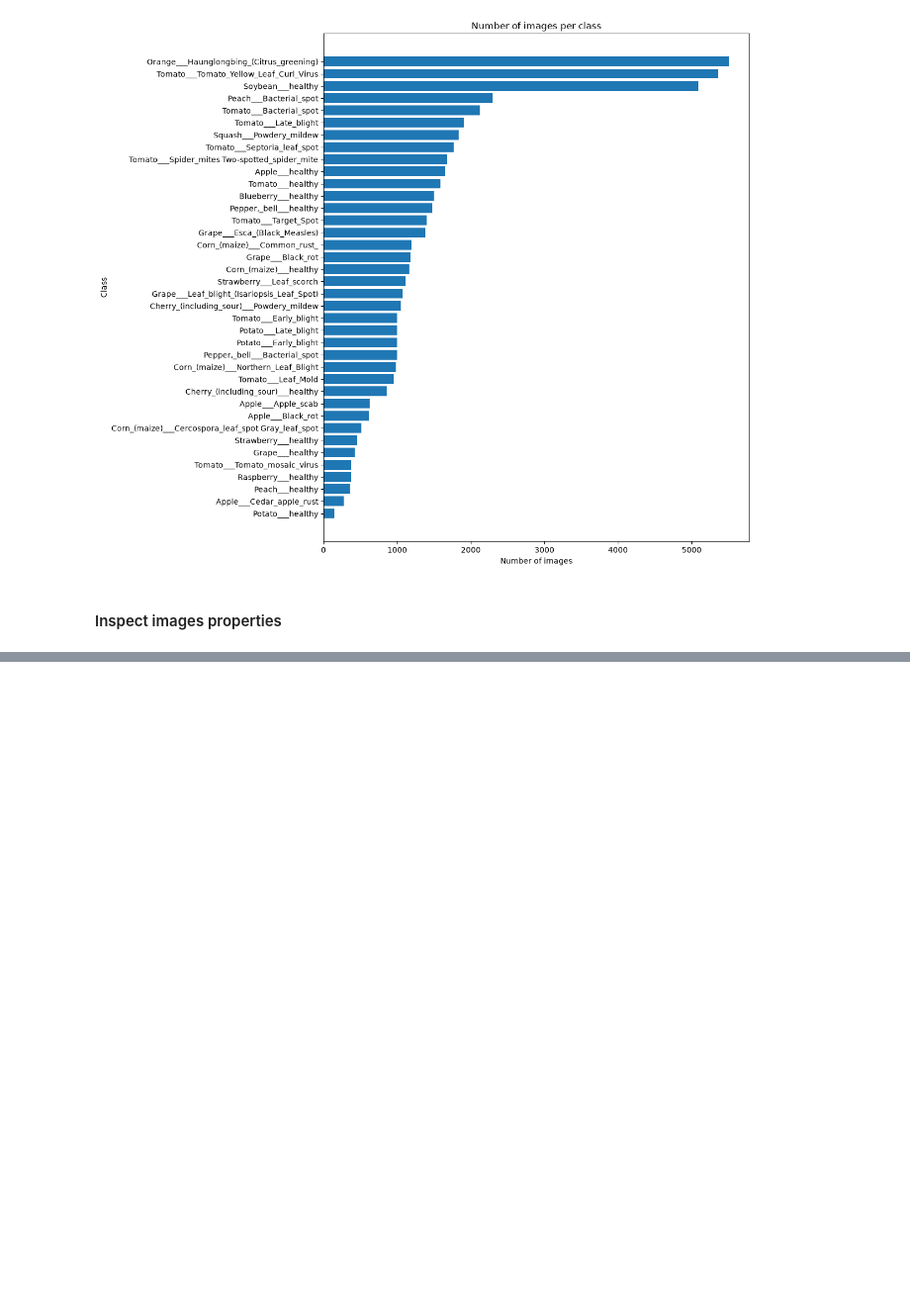
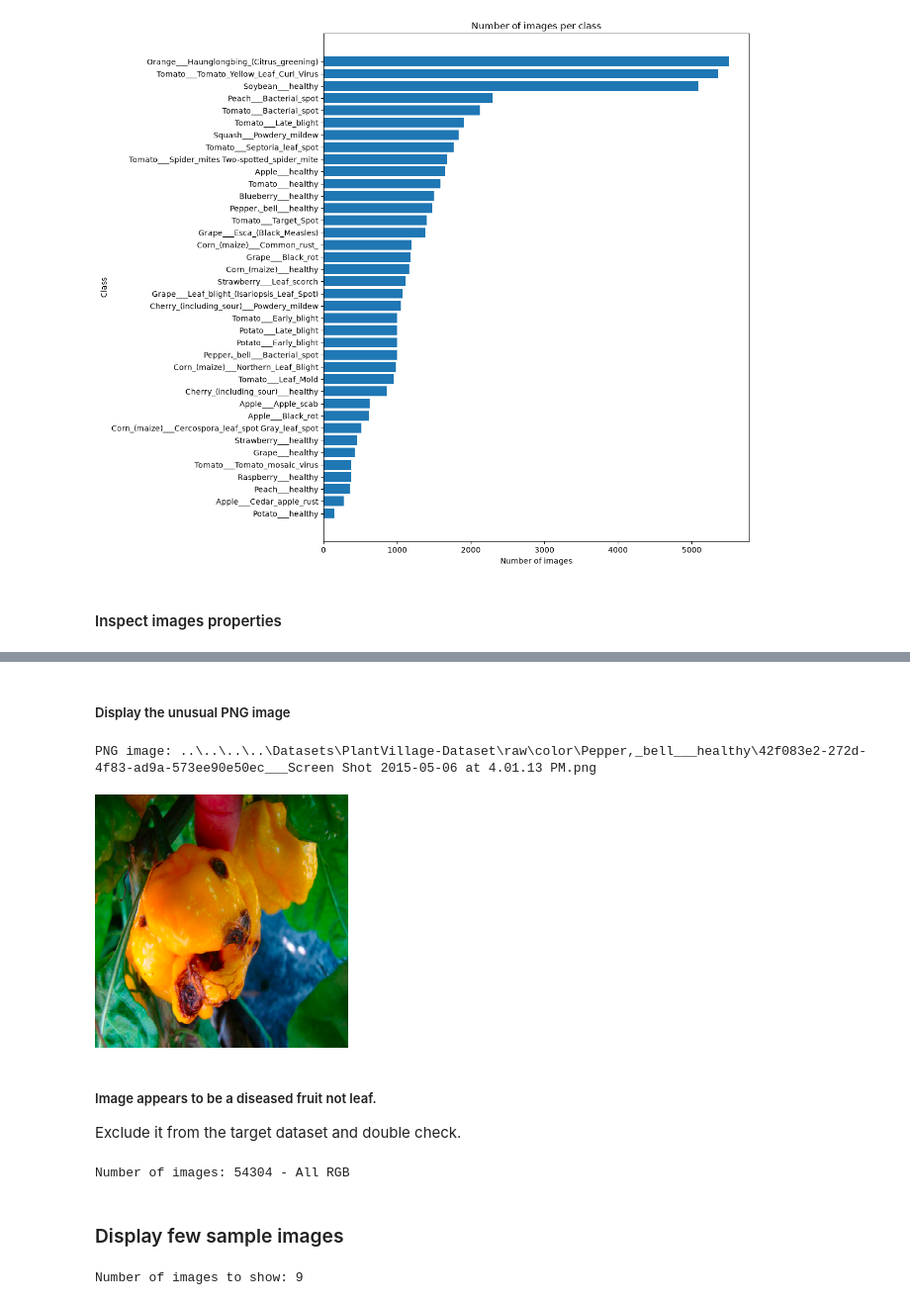
Before and after one commit to KrisMie/ARU-Machine-Learning-Techniques, a Jupyter notebook: src/notebooks/eda.ipynb, the cells around one changed output, grey strips where cells are left out. Shown at 99% size. Saved outputs shown, nothing was run; the diff lists cells and outputs as text; code cells hidden in the pictures; blank space fills up the shorter version.

```diff
--- a/src/notebooks/eda.ipynb
+++ b/src/notebooks/eda.ipynb
@@ -127,0 +133,48 @@ Image format: JPEG
+# %% [markdown]
+##### Display the unusual PNG image
+# %%
+for image in tqdm(all_images):
+    with Image.open(image) as img:
+            if img.mode != "RGB":
+                  print(f'PNG image: {image}')
+                  display(img)
+# %% [output]
+PNG image: ..\..\..\..\Datasets\PlantVillage-Dataset\raw\color\Pepper,_bell___healthy\42f083e2-272d-4f83-ad9a-573ee90e50ec___Screen Shot 2015-05-06 at 4.01.13 PM.png
+[figure, added]
+# %% [markdown]
+##### Image appears to be a diseased fruit not leaf.
+Exclude it from the target dataset and double check.
+# %%
+clean_images = [
+    image for image in all_images
+    if image not in excluded_images
+]
+
+all_rgb = True
+
+for image in tqdm(clean_images):
+    with Image.open(image) as img:
+        if img.mode != "RGB" or img.format != "JPEG":
+            all_rgb = False
+
+print(f'Number of images: {len(clean_images)} - {'All RGB' if all_rgb else 'Not all RGB!'}')
+# %% [output]
+Number of images: 54304 - All RGB
+# %% [markdown]
+### Display few sample images
+# %%
+random.seed(my_random)
+
+images_to_show = []
+
+for x in classes:
+    class_dir = images_path / x
+    class_images = [ i for i in class_dir.iterdir() if i.is_file() and i.suffix.lower() in valid_extensions ]
+
+    images_to_show.append(random.choice(class_images))
+
+random.shuffle(images_to_show)
+selected_images = images_to_show[:9]
+print(f'Number of images to show: {len(selected_images)}')
+# %% [output]
+Number of images to show: 9
```
Also changed, not shown: parts of 7 cells of this notebook, 2 other files.
